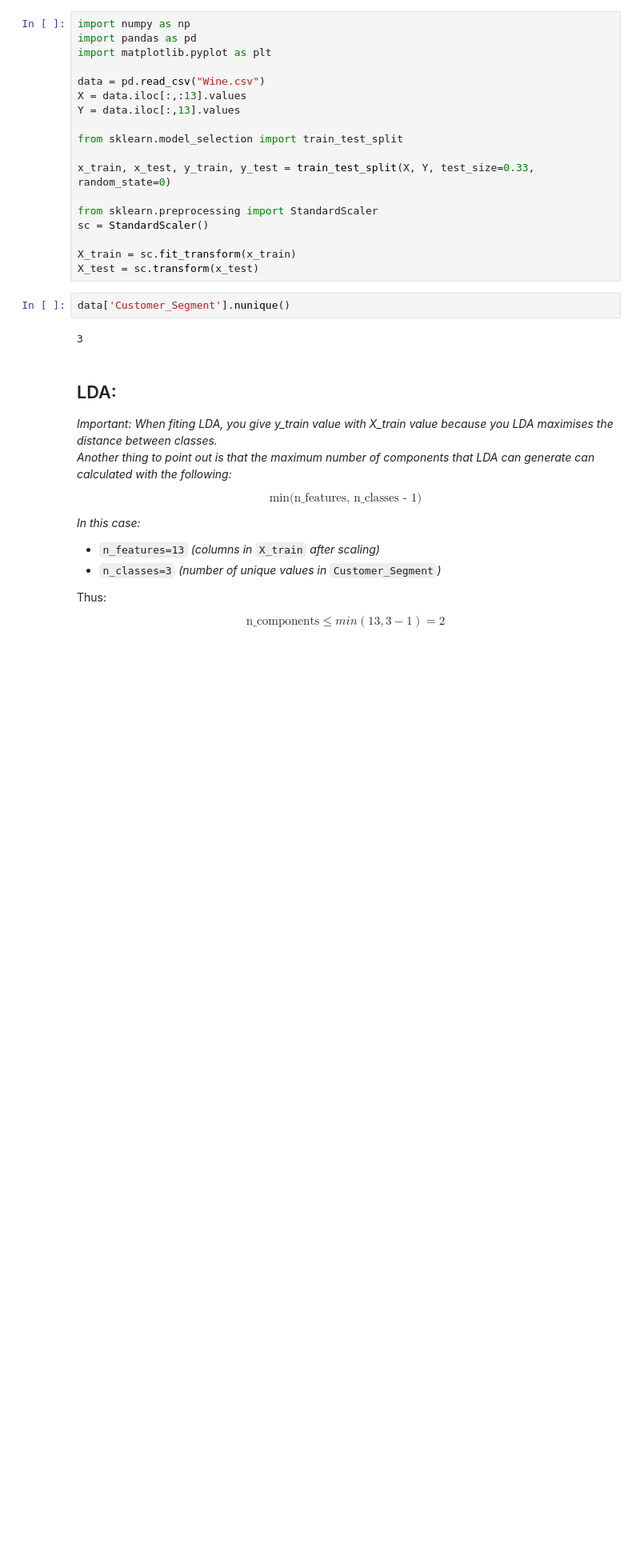
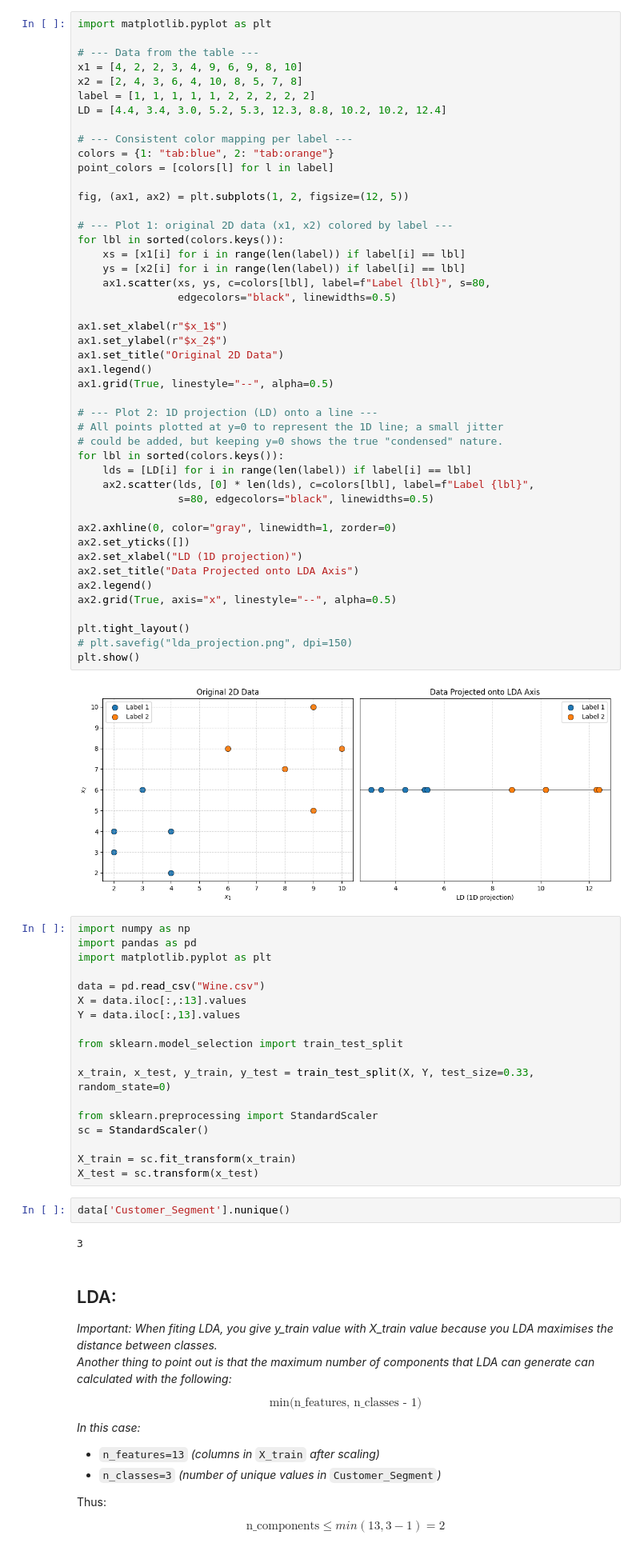
Before and after one commit to MertKelleci/Python-ile-Makine-renmesi, a Jupyter notebook: 09 - Boyut İndirgeme ve PCA/03 - LDA.ipynb, the cells around one changed output. Shown at 80% size. Saved outputs shown, nothing was run; the diff lists cells and outputs as text; blank space fills up the shorter version.

Commit message:
lda matplotlib

```diff
--- a/09 - Boyut İndirgeme ve PCA/03 - LDA.ipynb
+++ b/09 - Boyut İndirgeme ve PCA/03 - LDA.ipynb
@@ -57,6 +57,54 @@ $$\downarrow$$
 |$9$|$5$|$2$|$10.2$|
 |$8$|$7$|$2$|$10.2$|
 |$10$|$8$|$2$|$12.4$|
+# %%
+import matplotlib.pyplot as plt
+
+# --- Data from the table ---
+x1 = [4, 2, 2, 3, 4, 9, 6, 9, 8, 10]
+x2 = [2, 4, 3, 6, 4, 10, 8, 5, 7, 8]
+label = [1, 1, 1, 1, 1, 2, 2, 2, 2, 2]
+LD = [4.4, 3.4, 3.0, 5.2, 5.3, 12.3, 8.8, 10.2, 10.2, 12.4]
+
+# --- Consistent color mapping per label ---
+colors = {1: "tab:blue", 2: "tab:orange"}
+point_colors = [colors[l] for l in label]
+
+fig, (ax1, ax2) = plt.subplots(1, 2, figsize=(12, 5))
+
+# --- Plot 1: original 2D data (x1, x2) colored by label ---
+for lbl in sorted(colors.keys()):
+    xs = [x1[i] for i in range(len(label)) if label[i] == lbl]
+    ys = [x2[i] for i in range(len(label)) if label[i] == lbl]
+    ax1.scatter(xs, ys, c=colors[lbl], label=f"Label {lbl}", s=80,
+                edgecolors="black", linewidths=0.5)
+
+ax1.set_xlabel(r"$x_1$")
+ax1.set_ylabel(r"$x_2$")
+ax1.set_title("Original 2D Data")
+ax1.legend()
+ax1.grid(True, linestyle="--", alpha=0.5)
+
+# --- Plot 2: 1D projection (LD) onto a line ---
+# All points plotted at y=0 to represent the 1D line; a small jitter
+# could be added, but keeping y=0 shows the true "condensed" nature.
+for lbl in sorted(colors.keys()):
+    lds = [LD[i] for i in range(len(label)) if label[i] == lbl]
+    ax2.scatter(lds, [0] * len(lds), c=colors[lbl], label=f"Label {lbl}",
+                s=80, edgecolors="black", linewidths=0.5)
+
+ax2.axhline(0, color="gray", linewidth=1, zorder=0)
+ax2.set_yticks([])
+ax2.set_xlabel("LD (1D projection)")
+ax2.set_title("Data Projected onto LDA Axis")
+ax2.legend()
+ax2.grid(True, axis="x", linestyle="--", alpha=0.5)
+
+plt.tight_layout()
+# plt.savefig("lda_projection.png", dpi=150)
+plt.show()
+# %% [output]
+[figure, added]
 # %%
 import numpy as np
 import pandas as pd
```
